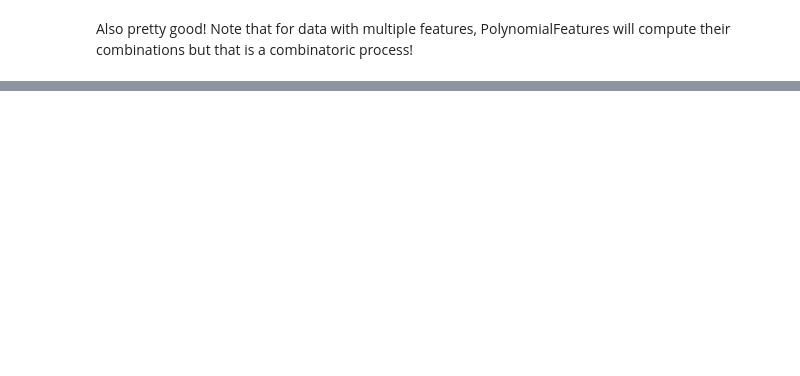
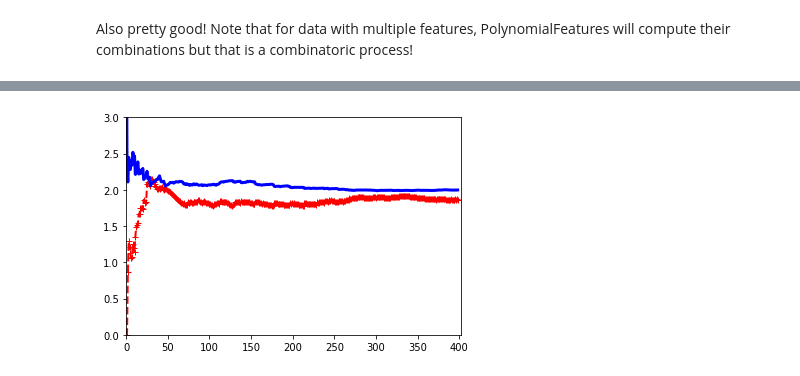
Before and after one commit to drpjm/python-ml-sandbox, a Jupyter notebook: Chapter04-Training/LinearRegression.ipynb, the cells around one changed output, grey strips where cells are left out. Drawn from its saved outputs; the diff is of its cells as text; code cells hidden in the pictures; blank space fills up the shorter version.

Commit message:
Implemented learning curves function and experimented with linear vs polynomial regression over test/validation sets.

```diff
--- a/Chapter04-Training/LinearRegression.ipynb
+++ b/Chapter04-Training/LinearRegression.ipynb
@@ -196,0 +200,33 @@ Also pretty good! Note that for data with multiple features, PolynomialFeatures
+# %%
+from sklearn.metrics import mean_squared_error
+from sklearn.model_selection import train_test_split
+
+def plot_learning_curves(model, X, y):
+    X_train, X_val, y_train, y_val = train_test_split(X, y, test_size=0.2)
+    train_errors = []
+    val_errors = []
+
+    # Train and predict for data sets from 1 to the size of the training set
+    for i in range(1, len(X_train)):
+        X_curr = X_train[:i]
+        y_curr = y_train[:i]
+        model.fit(X_curr, y_curr)
+        # Make a prediction using this training set
+        y_train_pred = model.predict(X_curr)
+        # Predict the result of using the whole validation set
+        y_val_pred = model.predict(X_val)
+
+        train_errors.append( mean_squared_error(y_train_pred, y_curr) )
+        val_errors.append( mean_squared_error(y_val_pred, y_val) )
+
+    plt.plot(np.sqrt( train_errors ), "r--+", linewidth=2, label="Training data")
+    plt.plot(np.sqrt( val_errors ), "b-", linewidth=3, label="Validation data")
+    plt.xlim(xmin=0, xmax=len(X_train)+2)
+    plt.ylim(ymin=0, ymax=3)
+    plt.show()
+# %%
+# Using the function above, look at how a vanilla linear regression behaves.
+lin_reg = LinearRegression()
+plot_learning_curves(lin_reg, X, y)
+# %% [output]
+[figure, added]
```
Also changed, not shown: parts of 17 cells of this notebook.
